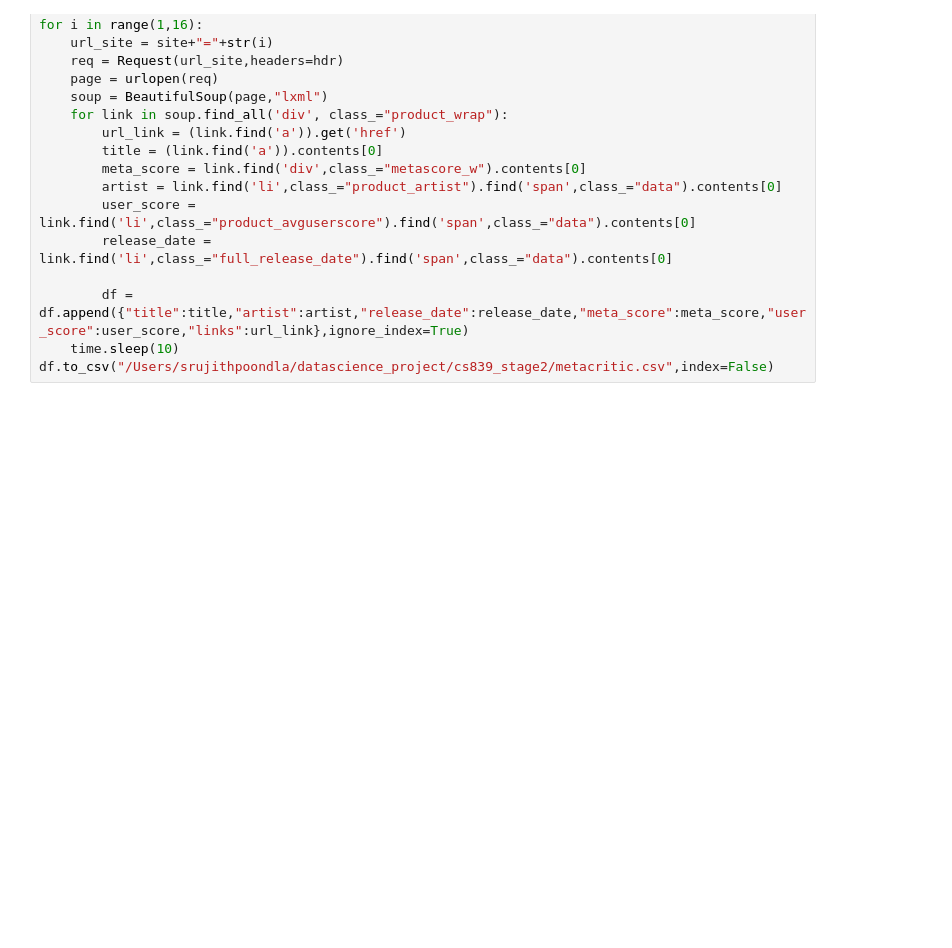
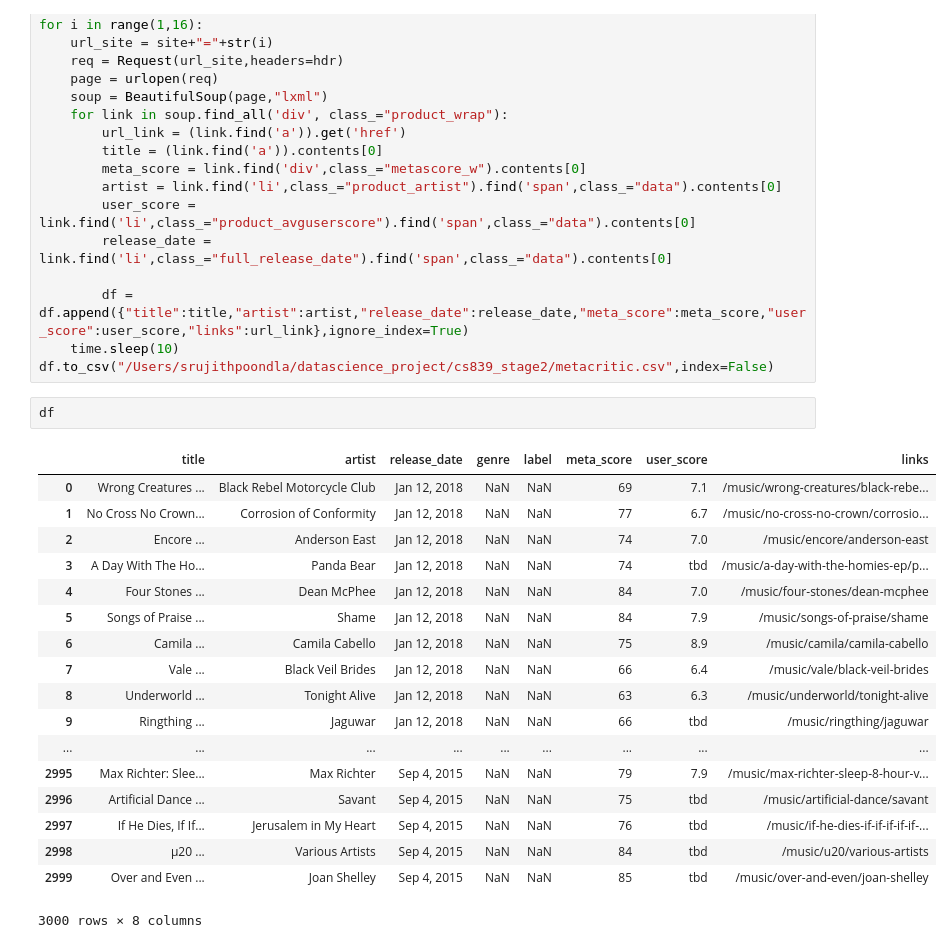
Before and after one commit to dereklh4/cs839_stage2, a Jupyter notebook: Metacritic_Extractor.ipynb, the cells around one changed output. Cells and saved outputs as stored; diff of their text form; blank space fills up the shorter version.

Commit message:
Modified metacritic extractor and added final csv with label and genre

```diff
--- a/Metacritic_Extractor.ipynb
+++ b/Metacritic_Extractor.ipynb
@@ -25,5 +25,26 @@ for i in range(1,16):
         df = df.append({"title":title,"artist":artist,"release_date":release_date,"meta_score":meta_score,"user_score":user_score,"links":url_link},ignore_index=True)
     time.sleep(10)
 df.to_csv("/Users/srujithpoondla/datascience_project/cs839_stage2/metacritic.csv",index=False)
+# %%
+df
+# %% [output]
+|  | title | artist | release_date | genre | label | meta_score | user_score | links |
+| 0 | Wrong Creatures ... | Black Rebel Motorcycle Club | Jan 12, 2018 | NaN | NaN | 69 | 7.1 | /music/wrong-creatures/black-rebe... |
+| 1 | No Cross No Crown... | Corrosion of Conformity | Jan 12, 2018 | NaN | NaN | 77 | 6.7 | /music/no-cross-no-crown/corrosio... |
+| 2 | Encore ... | Anderson East | Jan 12, 2018 | NaN | NaN | 74 | 7.0 | /music/encore/anderson-east |
+| 3 | A Day With The Ho... | Panda Bear | Jan 12, 2018 | NaN | NaN | 74 | tbd | /music/a-day-with-the-homies-ep/p... |
+| 4 | Four Stones ... | Dean McPhee | Jan 12, 2018 | NaN | NaN | 84 | 7.0 | /music/four-stones/dean-mcphee |
+| 5 | Songs of Praise ... | Shame | Jan 12, 2018 | NaN | NaN | 84 | 7.9 | /music/songs-of-praise/shame |
+| 6 | Camila ... | Camila Cabello | Jan 12, 2018 | NaN | NaN | 75 | 8.9 | /music/camila/camila-cabello |
+| 7 | Vale ... | Black Veil Brides | Jan 12, 2018 | NaN | NaN | 66 | 6.4 | /music/vale/black-veil-brides |
+| 8 | Underworld ... | Tonight Alive | Jan 12, 2018 | NaN | NaN | 63 | 6.3 | /music/underworld/tonight-alive |
+| 9 | Ringthing ... | Jaguwar | Jan 12, 2018 | NaN | NaN | 66 | tbd | /music/ringthing/jaguwar |
+| ... | ... | ... | ... | ... | ... | ... | ... | ... |
+| 2995 | Max Richter: Slee... | Max Richter | Sep 4, 2015 | NaN | NaN | 79 | 7.9 | /music/max-richter-sleep-8-hour-v... |
+| 2996 | Artificial Dance ... | Savant | Sep 4, 2015 | NaN | NaN | 75 | tbd | /music/artificial-dance/savant |
+| 2997 | If He Dies, If If... | Jerusalem in My Heart | Sep 4, 2015 | NaN | NaN | 76 | tbd | /music/if-he-dies-if-if-if-if-if-... |
+| 2998 | µ20 ... | Various Artists | Sep 4, 2015 | NaN | NaN | 84 | tbd | /music/u20/various-artists |
+| 2999 | Over and Even ... | Joan Shelley | Sep 4, 2015 | NaN | NaN | 85 | tbd | /music/over-and-even/joan-shelley |
+3000 rows × 8 columns
 # %%
 
```
Also changed, not shown: parts of 4 cells of this notebook, 1 other file.
